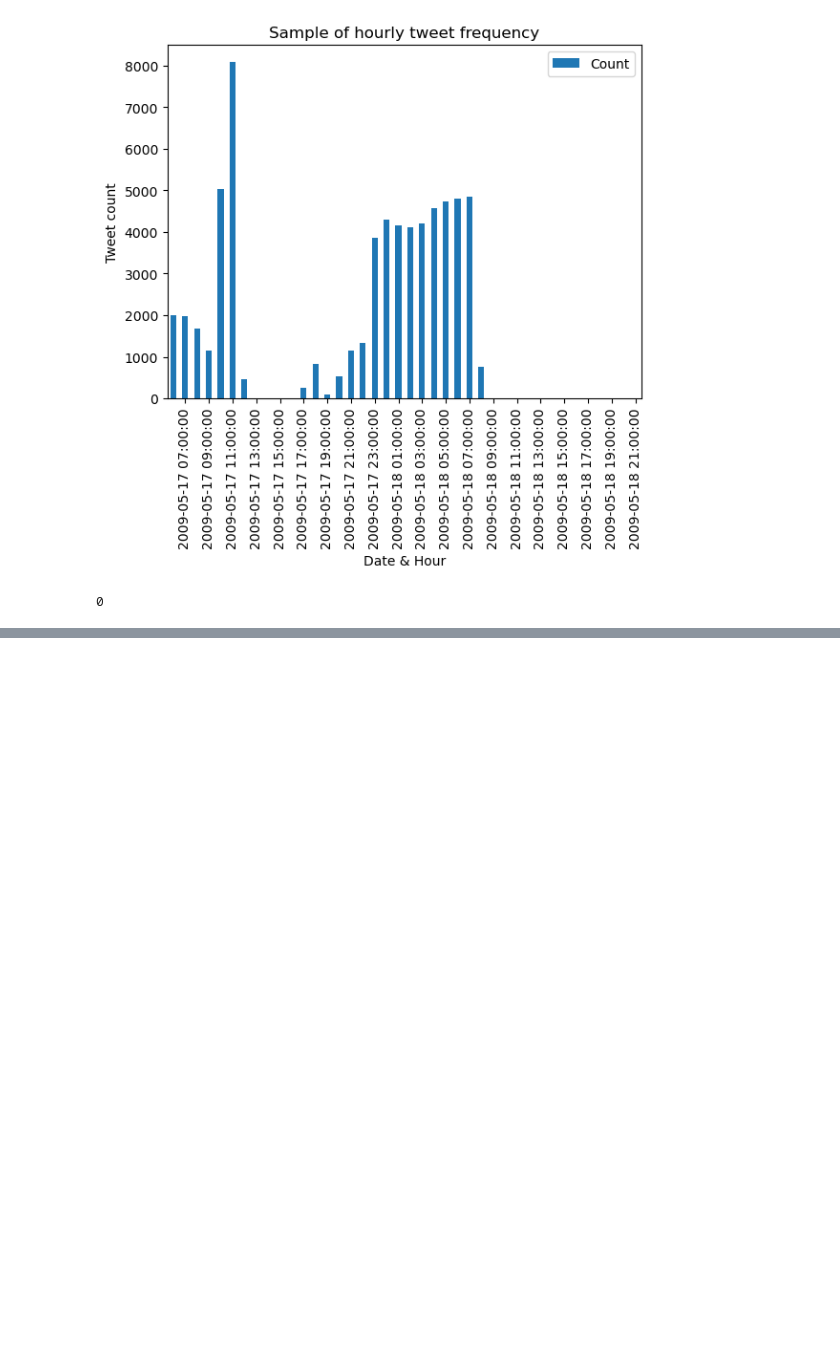
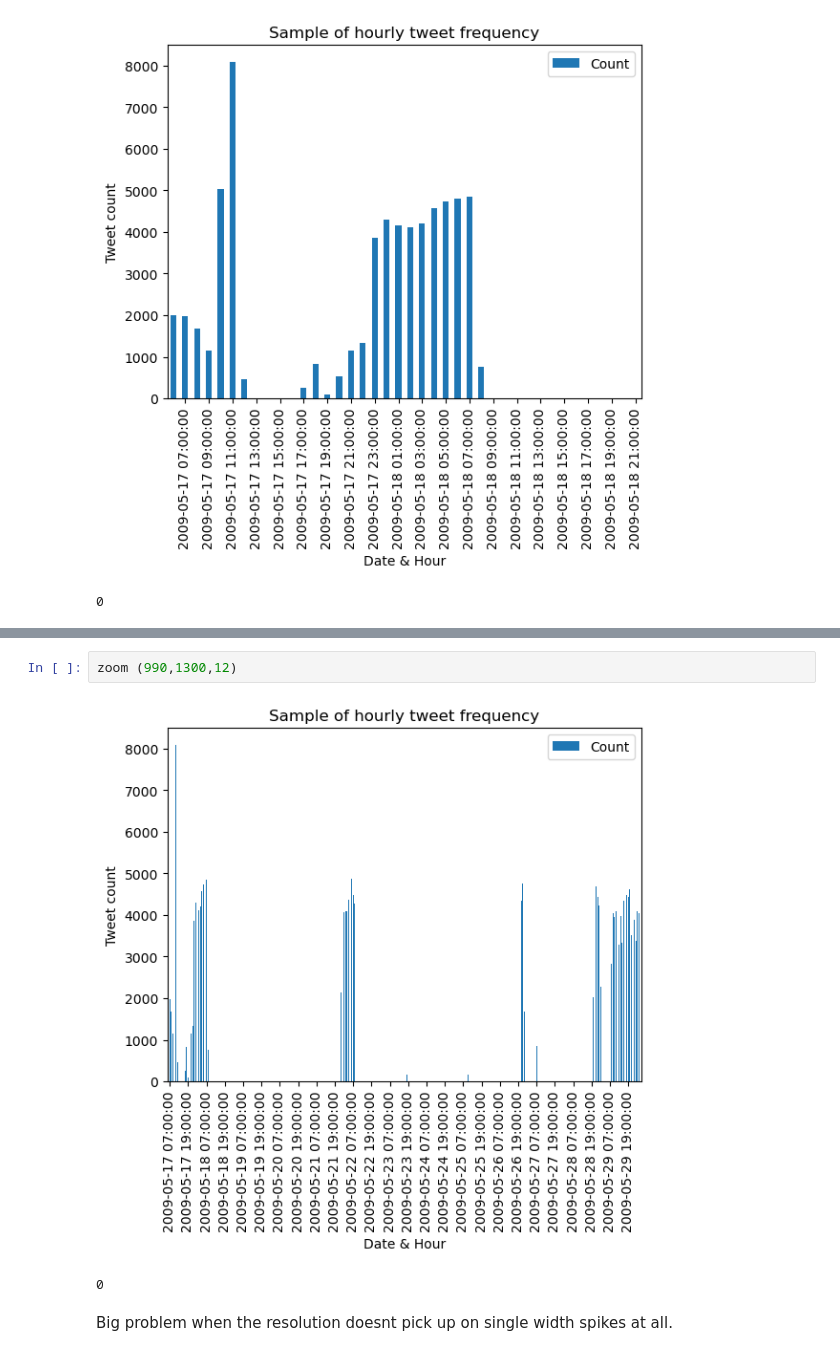
Before and after one commit to milooranm/ForecastingSentiment, a Jupyter notebook: someEDA.ipynb, the cells around one changed output, grey strips where cells are left out. Drawn from its saved outputs; the diff is of its cells as text; blank space fills up the shorter version.

```diff
--- a/someEDA.ipynb
+++ b/someEDA.ipynb
@@ -454 +448,8 @@ zoom(0,1920,48)
 0
+# %%
+zoom (990,1300,12)
+# %% [output]
+[figure, added]
+0
+# %% [markdown]
+Big problem when the resolution doesnt pick up on single width spikes at all.
```
Also changed, not shown: parts of 5 cells of this notebook, 1 other file.
